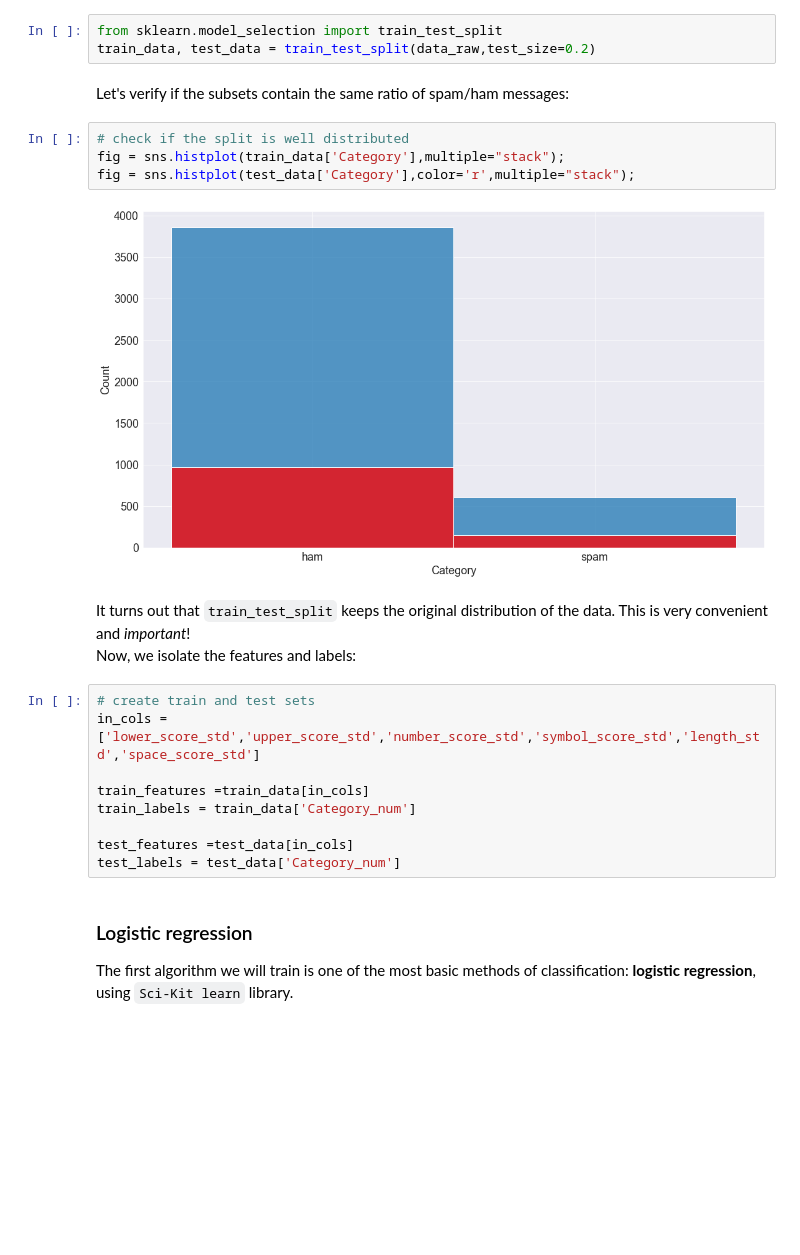
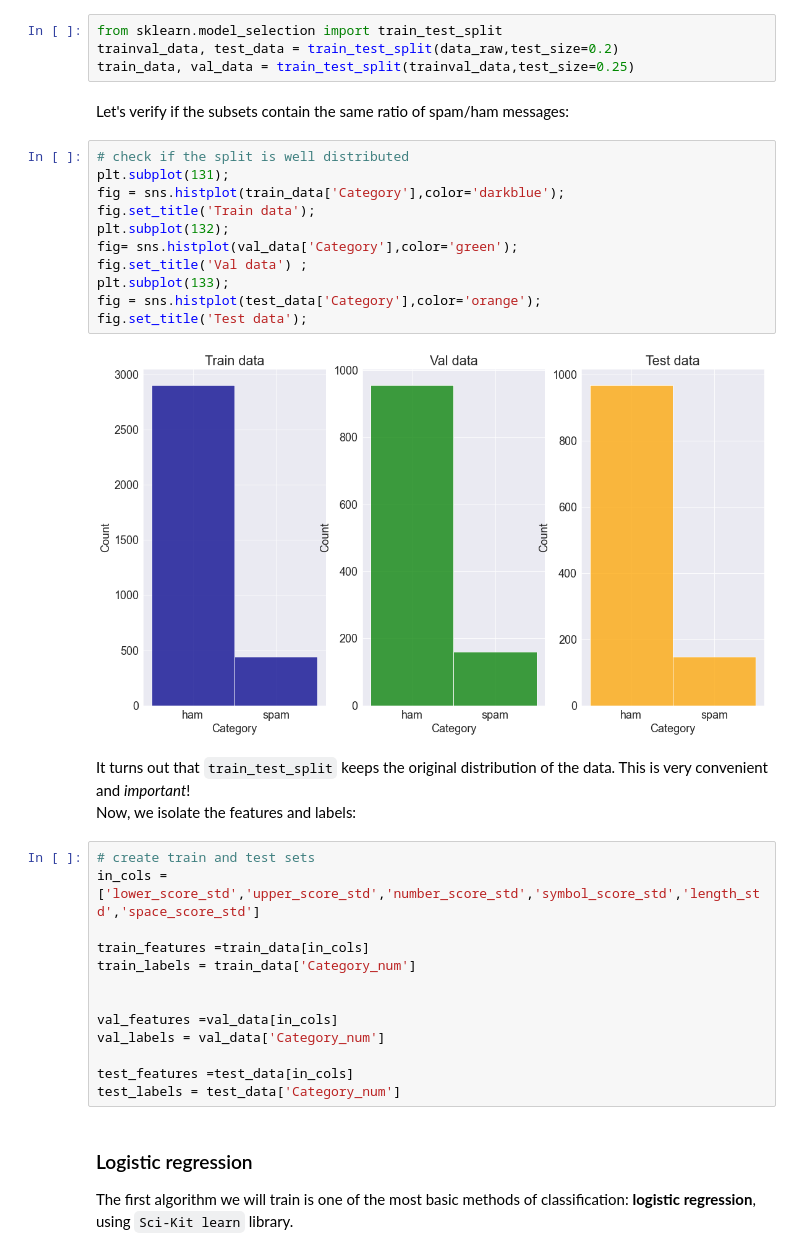
Before and after one commit to zaitrik/spam_detect, a Jupyter notebook: spam_detect.ipynb, the cells around one changed output. Drawn from its saved outputs; the diff is of its cells as text; blank space fills up the shorter version.

```diff
--- a/spam_detect.ipynb
+++ b/spam_detect.ipynb
@@ -225,14 +225,22 @@ The data is split into two sets: a training set and a test set. The first will b
 # %%
 from sklearn.model_selection import train_test_split
-train_data, test_data = train_test_split(data_raw,test_size=0.2)
+trainval_data, test_data = train_test_split(data_raw,test_size=0.2)
+train_data, val_data = train_test_split(trainval_data,test_size=0.25)
 # %% [markdown]
 Let's verify if the subsets contain the same ratio of spam/ham messages:
 # %%
 # check if the split is well distributed
-fig = sns.histplot(train_data['Category'],multiple="stack");
-fig = sns.histplot(test_data['Category'],color='r',multiple="stack");
+plt.subplot(131);
+fig = sns.histplot(train_data['Category'],color='darkblue');
+fig.set_title('Train data');
+plt.subplot(132);
+fig= sns.histplot(val_data['Category'],color='green');
+fig.set_title('Val data') ;
+plt.subplot(133);
+fig = sns.histplot(test_data['Category'],color='orange');
+fig.set_title('Test data');
 # %% [output]
-[figure, old version]
+[figure, new version]
 # %% [markdown]
 It turns out that `train_test_split` keeps the original distribution of the data. This is very convenient and *important*!
 Now, we isolate the features and labels:
@@ -243,6 +251,10 @@ in_cols = ['lower_score_std','upper_score_std','number_score_std','symbol_score_
 train_features =train_data[in_cols]
 train_labels = train_data['Category_num']
 
+
+val_features =val_data[in_cols]
+val_labels = val_data['Category_num']
+
 test_features =test_data[in_cols]
 test_labels = test_data['Category_num']
 # %% [markdown]
```
Also changed, not shown: parts of 26 cells of this notebook.
